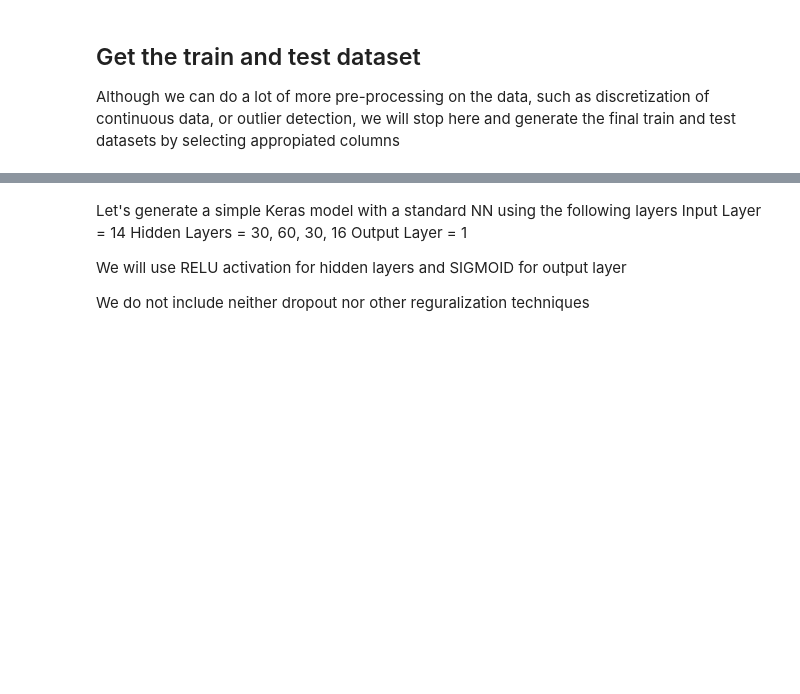
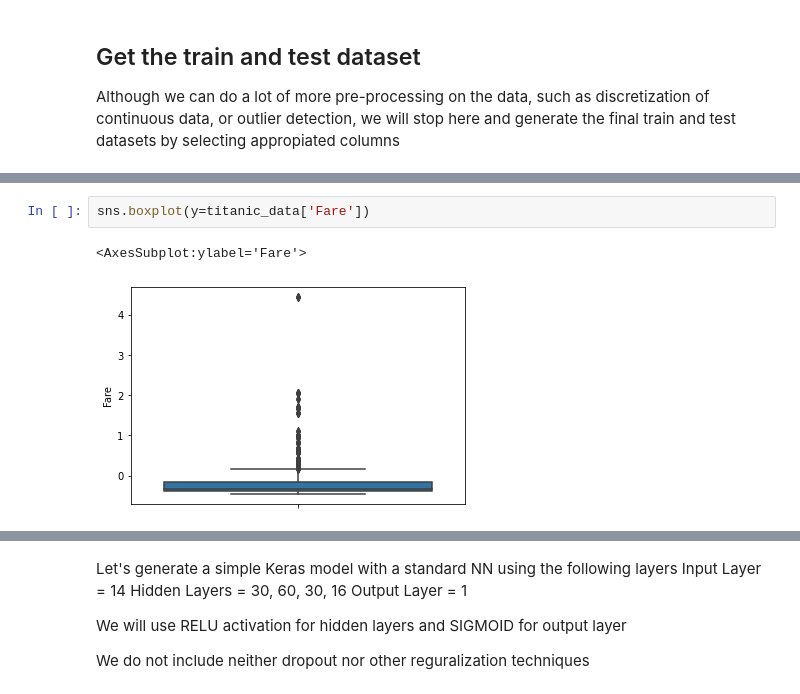
Before and after one commit to amejiasp/kaggle, a Jupyter notebook: titanic/my-first-attempts-in-machine-learning.ipynb, the cells around one changed output, grey strips where cells are left out. Cells and saved outputs as stored; diff of their text form; blank space fills up the shorter version.

```diff
--- a/titanic/my-first-attempts-in-machine-learning.ipynb
+++ b/titanic/my-first-attempts-in-machine-learning.ipynb
@@ -300,0 +314,5 @@ test_data.head()
+# %%
+sns.boxplot(y=titanic_data['Fare'])
+# %% [output]
+<AxesSubplot:ylabel='Fare'>
+[figure, added]
```
Also changed, not shown: parts of 19 cells of this notebook, 5 other files.
